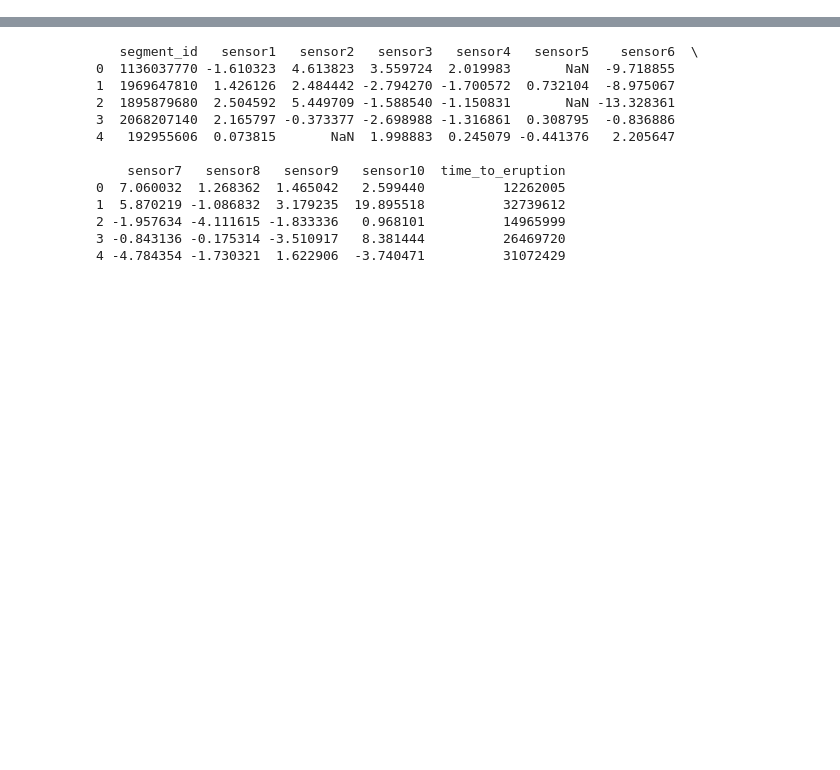
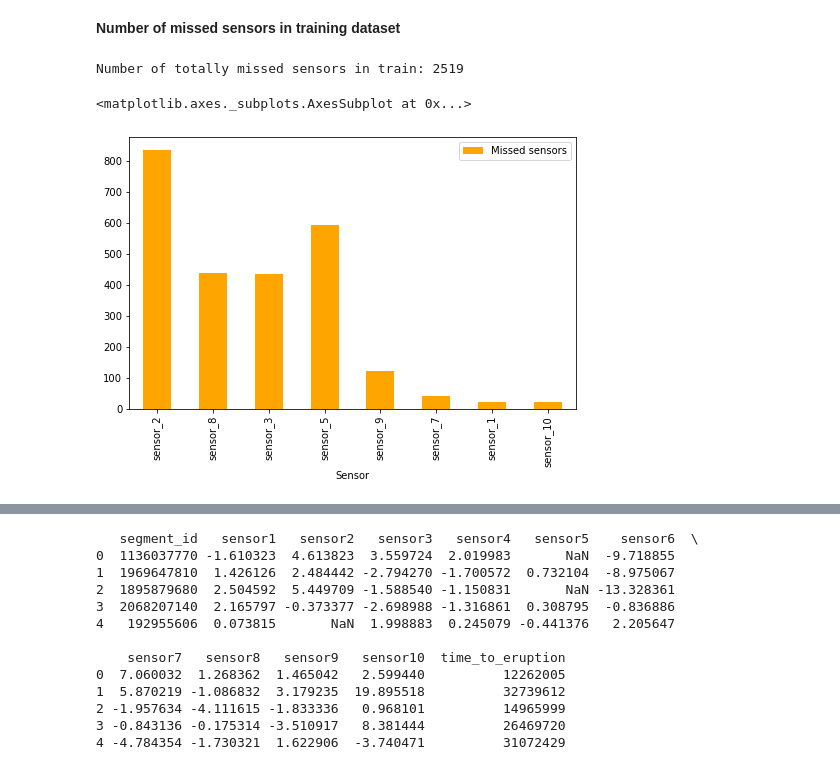
Before and after one commit to maiken-veedla/D2-KAGGLE-VOLCANOES, a Jupyter notebook: project.ipynb, the cells around one changed output, grey strips where cells are left out. Saved outputs shown, nothing was run; the diff lists cells and outputs as text; code cells hidden in the pictures; blank space fills up the shorter version.

```diff
--- a/project.ipynb
+++ b/project.ipynb
@@ -3,0 +119,26 @@ import numpy as np
+# %%
+train_frags = glob.glob("train/*")
+#print(len(train_frags))
+
+test_frags = glob.glob("test/*")
+#print(len(test_frags))
+# %%
+%%time
+sensors = set()
+observations = set()
+nan_columns = list()
+for_df = list()
+
+for item in train_frags:
+    name = int(item.split('.')[-2].split('\\')[-1])
+    at_least_one_missed = 0
+    frag = pd.read_csv(item)
+    missed_percents = list()
+    for col in frag.columns:
+        missed_percents.append(frag[col].isnull().sum() / len(frag))
+        if pd.isnull(frag[col]).all() == True:
+            at_least_one_missed = 1
+            nan_columns.append(col)
+    sensors.add(len(frag.columns))
+    observations.add(len(frag))
+    for_df.append([name, at_least_one_missed] + missed_percents)
@@ -3,0 +147,21 @@ import numpy as np
+# %% [markdown]
+**Number of missed sensors in training dataset**
+# %%
+print('Number of totally missed sensors in train:', len(nan_columns))
+
+absent_sensors = dict()
+
+for item in nan_columns:
+    if item in absent_sensors:
+        absent_sensors[item] += 1
+    else:
+        absent_sensors[item] = 0
+# %% [output]
+Number of totally missed sensors in train: 2519
+# %%
+absent_df = pd.DataFrame(absent_sensors.items(), columns=['Sensor', 'Missed sensors'])
+
+absent_df.plot(x="Sensor", y="Missed sensors", kind="bar", color="orange", figsize=(8,5))
+# %% [output]
+<matplotlib.axes._subplots.AxesSubplot at 0x...>
+[figure, added]
```
Also changed, not shown: parts of 31 cells of this notebook.
